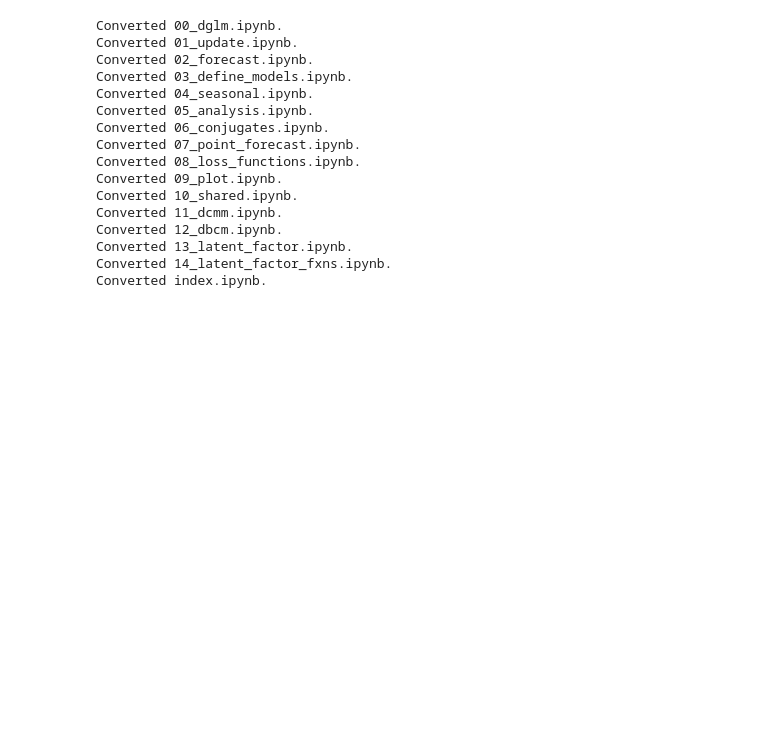
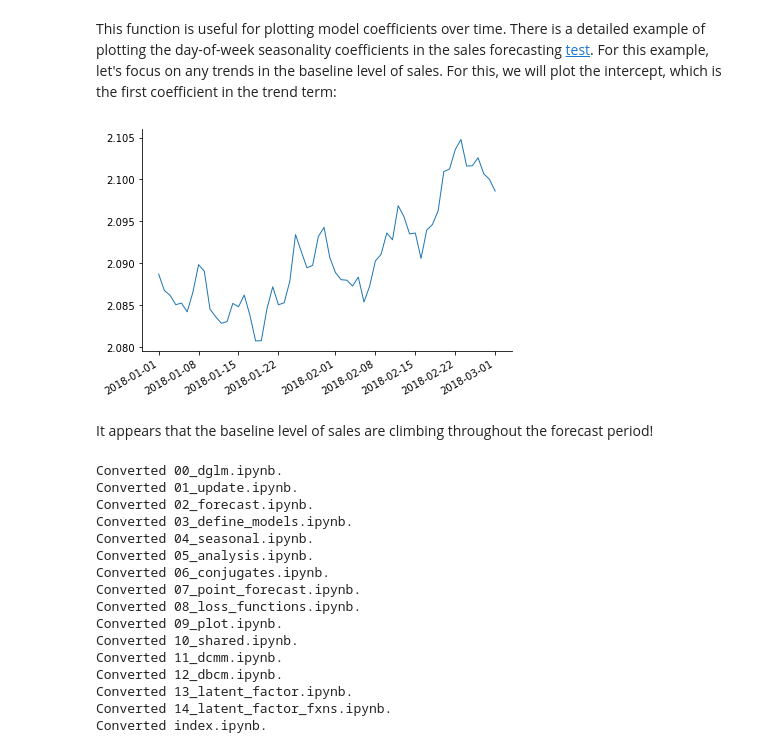
Before and after one commit to lavinei/pybats_nbdev, a Jupyter notebook: nbs/09_plot.ipynb, the cells around one changed output. Cells and saved outputs as stored; diff of their text form; code cells hidden in the pictures; blank space fills up the shorter version.

```diff
--- a/nbs/09_plot.ipynb
+++ b/nbs/09_plot.ipynb
@@ -62,17 +166,6 @@ def plot_data_forecast(fig, ax, y, f, samples, dates, linewidth=1, linecolor='b'
 def plot_coef(fig, ax, coef, dates, linewidth=1, linecolor=None, legend_inside_plot=True, coef_samples=None, **kwargs):
     """
     Plot coefficients over time.
-
-    :param fig: Figure to plot on (initialized from matplotlib)
-    :param ax: Axes to plot on (initialized from matplotlib)
-    :param coef: Matrix of coefficient mean values
-    :param dates: Dates
-    :param linewidth: Line width of the coefficient means
-    :param linecolor: Line color of the coefficient means
-    :param legend_inside_plot: Boolean. Put legend inside or outside of the plot?
-    :param coef_samples: (optional) Samples from the distribution of the coefficient, to plot 95% credible intervals
-    :param kwargs: dditional arguments to set axis style
-    :return: The axes (ax)
     """
 
     if linecolor is not None:
@@ -97,4 +190,18 @@ def plot_coef(fig, ax, coef, dates, linewidth=1, linecolor=None, legend_inside_p
     ax.tick_params(labelleft=True)
 
     return ax
+# %% [markdown]
+This function is useful for plotting model coefficients over time. There is a detailed example of plotting the day-of-week seasonality coefficients in the sales forecasting [test](https://github.com/lavinei/pybats_nbdev/blob/master/examples/Poisson_DGLM_In_Depth_Example.ipynb). For this example, let's focus on any trends in the baseline level of sales. For this, we will plot the intercept, which is the first coefficient in the trend term:
+# %%
+# Plot the mean of the intercept through the forecasting time window
+plot_data = pd.DataFrame({'Intercept_Mean':model_coef['m'][:, mod.itrend[0]]}, index=data.loc[:forecast_end].index)
+plot_data = plot_data.loc[forecast_start:forecast_end]
+
+fig, ax = plt.subplots(1,1)
+plot_coef(fig, ax, plot_data.Intercept_Mean, plot_data.index)
+pass
+# %% [output]
+[figure, added]
+# %% [markdown]
+It appears that the baseline level of sales are climbing throughout the forecast period!
 # %%
```
Also changed, not shown: parts of 13 cells of this notebook, 6 other files.
